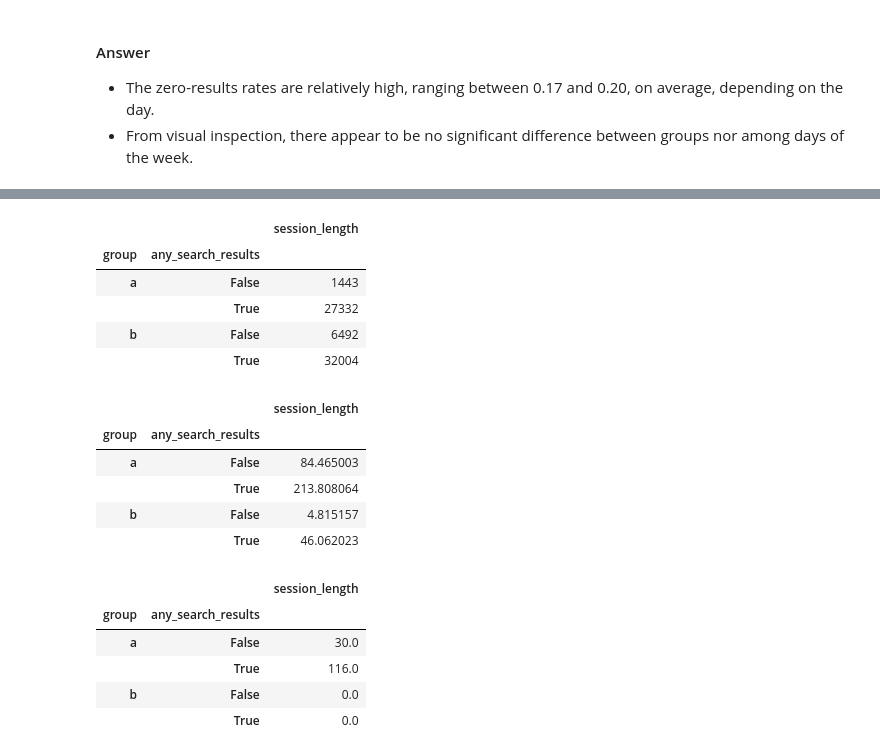
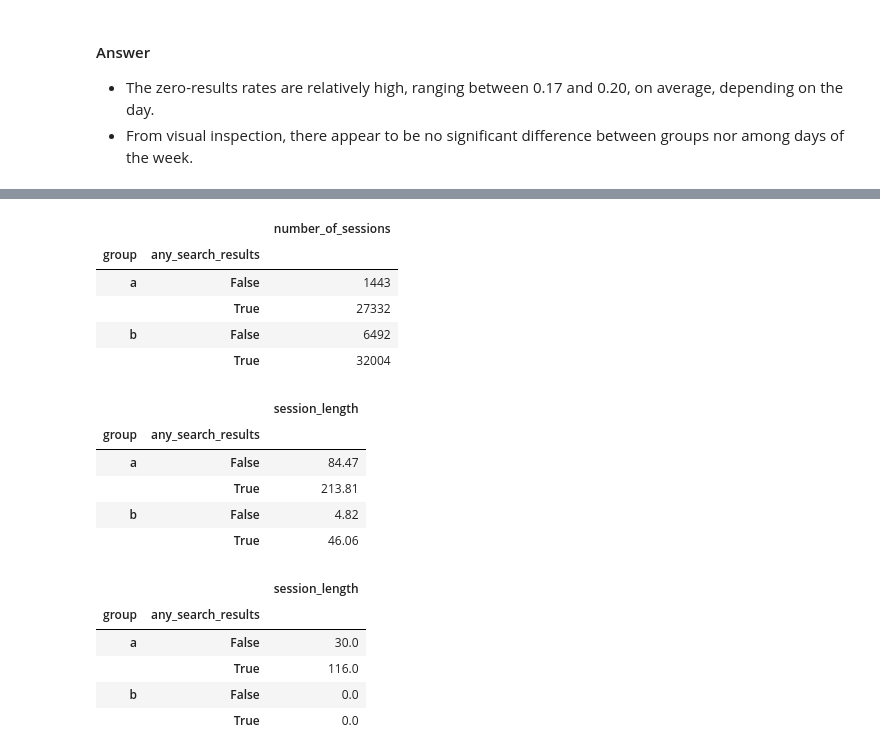
Before and after one commit to armineminasyan/wikimedia-test, a Jupyter notebook: answers-and-code.ipynb, the cells around one changed output, grey strips where cells are left out. Drawn from its saved outputs; the diff is of its cells as text; code cells hidden in the pictures.

```diff
--- a/answers-and-code.ipynb
+++ b/answers-and-code.ipynb
@@ -681,6 +632,18 @@ To prove this hypothesis, I construct a dataset containing, for each session tha
 # %%
+# Given a session as a group of rows, and given
+# the new dataframe I am building (variable df),
+# if the session has at least one search query
+# compute the relevant metrics and append them
+# at the end of the new dataframe.
 def add_session(df, session):
+    # I put here the metrics I am computing:
+    # * user group
+    # * whether some search gave results
+    # * session length
     values = []
+
+    # All search result pages shown to the user
+    # during this session
     searches = session[session.action == 'searchResultPage']
 
     # The user did not search during this session
@@ -691,7 +654,7 @@ def add_session(df, session):
     values.append(session.iloc[0].group)
 
     # Any search result page with >0 results
-    searches_with_results = searches[(searches.n_results > 0)]
+    searches_with_results = searches[searches.n_results > 0]
     values.append(len(searches_with_results) > 0)
 
     # Session length in seconds
@@ -733,9 +696,11 @@ res_clean = res[res.session_length < res.session_length.quantile(0.99)]
 # %%
 # First I check how many points belong to each (group, any_search_results) combination
 res_grp = res_clean.groupby(['group', 'any_search_results'])
-res_grp.count()
+how_many_sessions = res_grp.count()
+how_many_sessions = how_many_sessions.rename(columns = {'session_length': 'number_of_sessions'})
+how_many_sessions
 # %% [output]
-|  |  | session_length |
+|  |  | number_of_sessions |
 | group | any_search_results |  |
 | a | False | 1443 |
 |  | True | 27332 |
@@ -743,14 +708,14 @@ res_grp.count()
 |  | True | 32004 |
 # %%
 ### Then I check what are the corresponding average session lengths
-res_grp.mean()
+res_grp.mean().round(2)
 # %% [output]
 |  |  | session_length |
 | group | any_search_results |  |
-| a | False | 84.465003 |
-|  | True | 213.808064 |
-| b | False | 4.815157 |
-|  | True | 46.062023 |
+| a | False | 84.47 |
+|  | True | 213.81 |
+| b | False | 4.82 |
+|  | True | 46.06 |
 # %%
 # And the median session lengths
 res_grp.median()
```
Also changed, not shown: parts of 16 cells of this notebook.
